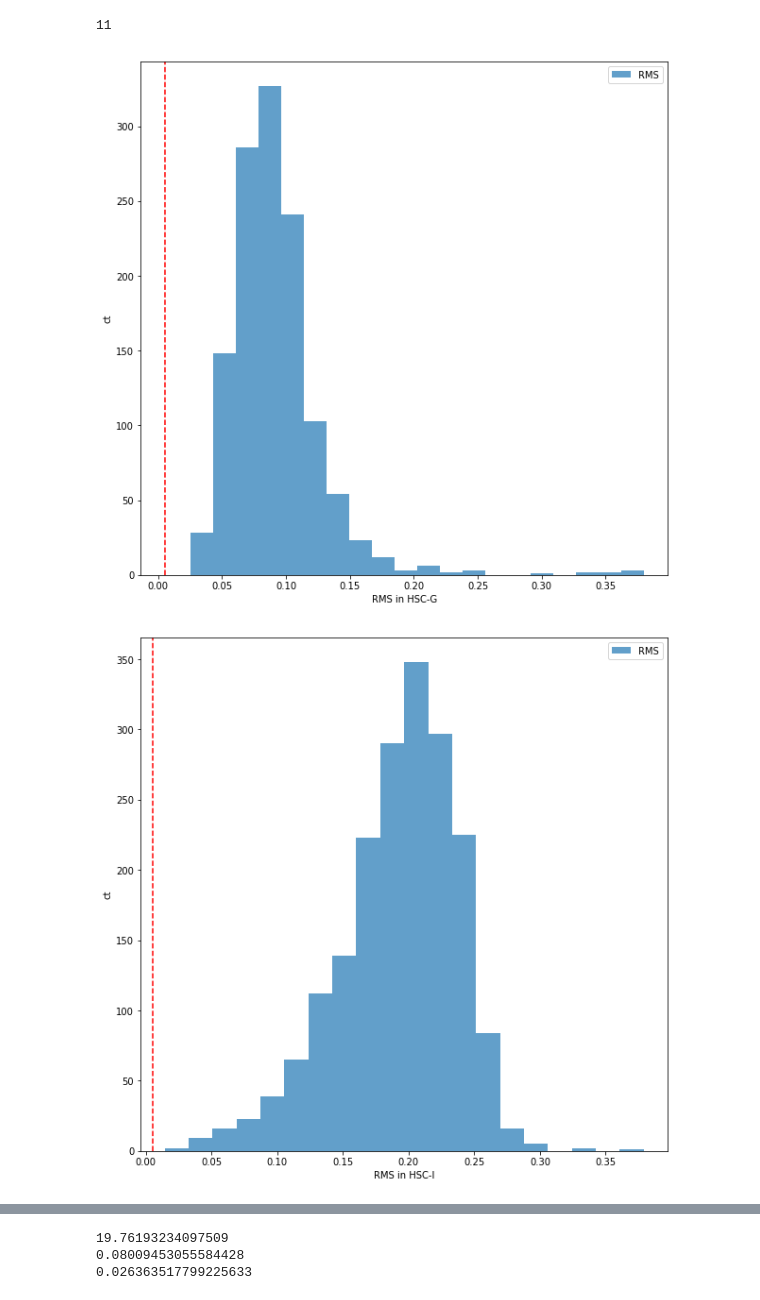
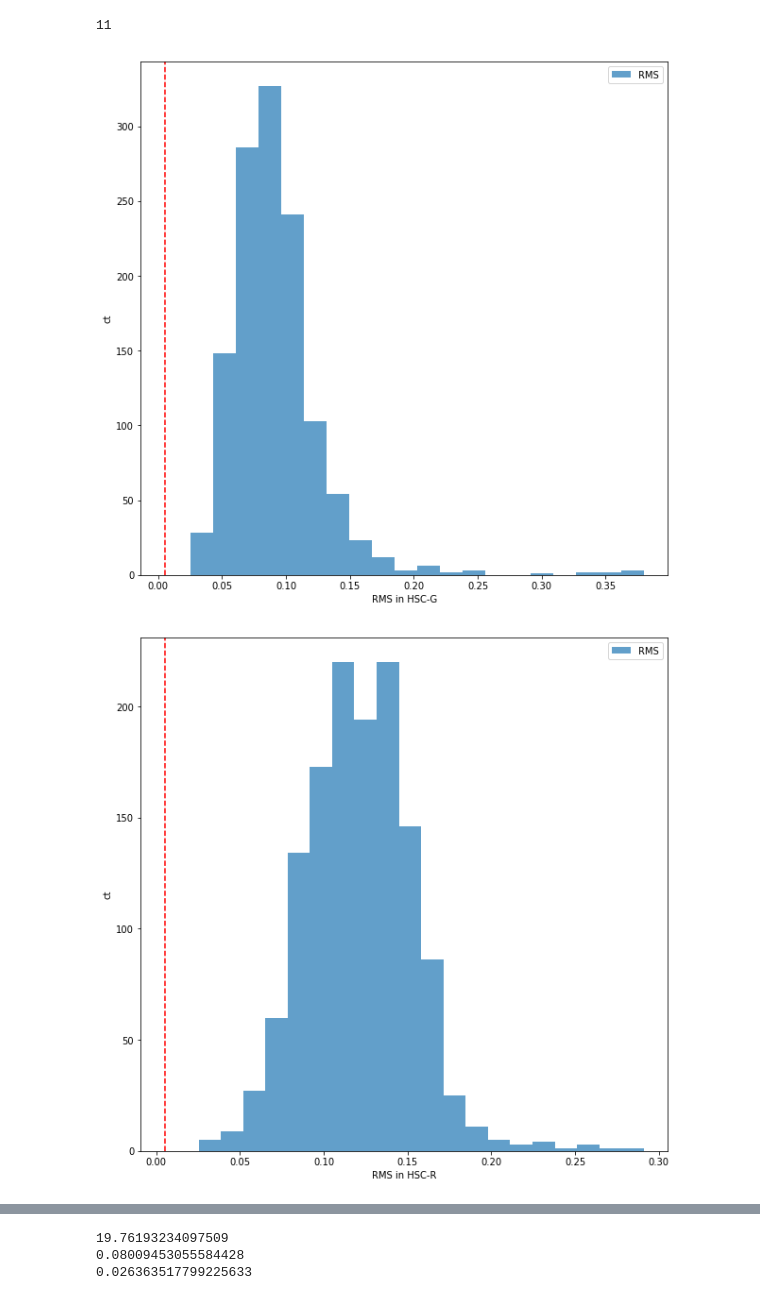
Before and after one commit to lsst-com/requirements_notebooks, a Jupyter notebook: TestCases/LVV-T389.ipynb, the cells around one changed output, grey strips where cells are left out. Saved outputs shown, nothing was run; the diff lists cells and outputs as text; code cells hidden in the pictures.

```diff
--- a/TestCases/LVV-T389.ipynb
+++ b/TestCases/LVV-T389.ipynb
@@ -420,19 +420,20 @@ b'HSC-Z' 2166
 # %%
 pa_limit = {}
 pa_limit[b'HSC-Y'] = 0.0075
+pa_limit[b'HSC-Z'] = 0.0075
 pa_limit[b'HSC-G'] = 0.005
 pa_limit[b'HSC-R'] = 0.005
 pa_limit[b'HSC-I'] = 0.005
 
-for bp in [b'HSC-G', b'HSC-I', b'HSC-Y']:
+for bp in [b'HSC-G', b'HSC-R', b'HSC-I', b'HSC-Z', b'HSC-Y']:
     plt.figure(figsize=(10,10))
     #plt.hist(median_by_filter[bp]-mean_by_filter[bp], label='median-mean', bins=20)
     plt.hist(rms_by_filter[bp], alpha=0.7, label='RMS', bins=20)
     plt.legend()
     plt.xlabel('RMS in %s' % bp.decode())
     plt.ylabel('ct')
     plt.axvline(pa_limit[bp], color='r', linestyle='--')
     plt.show()
 # %% [output]
 [figure]
-[figure, old version]
+[figure, new version]
```
Also changed, not shown: parts of 1 cell of this notebook.
